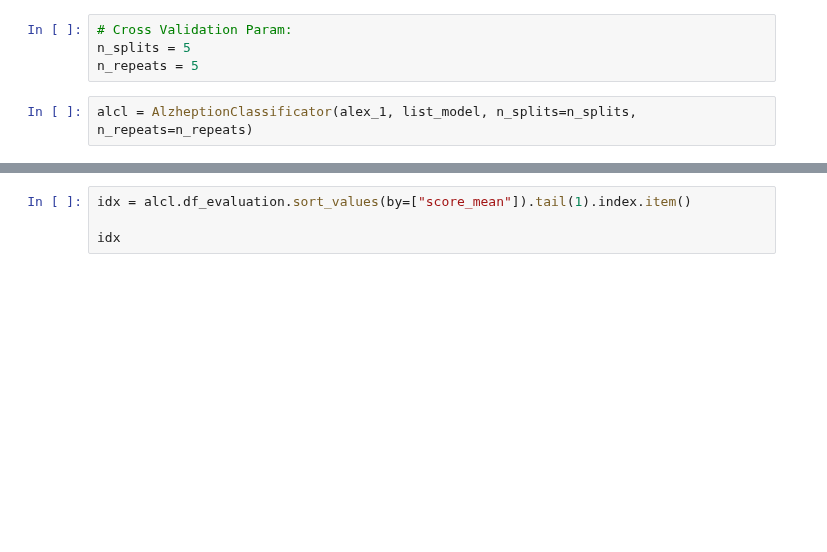
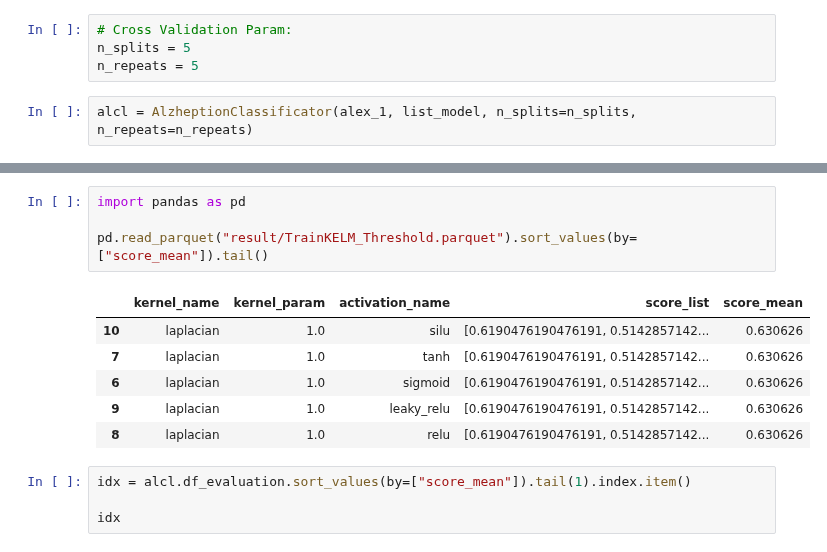
Before and after one commit to fn-hide/alzheption, a Jupyter notebook: alzheption/src/TrainKELM.ipynb, the cells around one changed output, grey strips where cells are left out. Cells and saved outputs as stored; diff of their text form; blank space fills up the shorter version.

Commit message:
train: last train with KELM

```diff
--- a/alzheption/src/TrainKELM.ipynb
+++ b/alzheption/src/TrainKELM.ipynb
@@ -257,3 +271,14 @@ alcl.df_evaluation.sort_values(by=["score_mean"]).tail()
+# %%
+import pandas as pd
+
+pd.read_parquet("result/TrainKELM_Threshold.parquet").sort_values(by=["score_mean"]).tail()
+# %% [output]
+|  | kernel_name | kernel_param | activation_name | score_list | score_mean |
+| 10 | laplacian | 1.0 | silu | [0.6190476190476191, 0.5142857142... | 0.630626 |
+| 7 | laplacian | 1.0 | tanh | [0.6190476190476191, 0.5142857142... | 0.630626 |
+| 6 | laplacian | 1.0 | sigmoid | [0.6190476190476191, 0.5142857142... | 0.630626 |
+| 9 | laplacian | 1.0 | leaky_relu | [0.6190476190476191, 0.5142857142... | 0.630626 |
+| 8 | laplacian | 1.0 | relu | [0.6190476190476191, 0.5142857142... | 0.630626 |
 # %%
 idx = alcl.df_evaluation.sort_values(by=["score_mean"]).tail(1).index.item()
 
```
Also changed, not shown: parts of 23 cells of this notebook.
